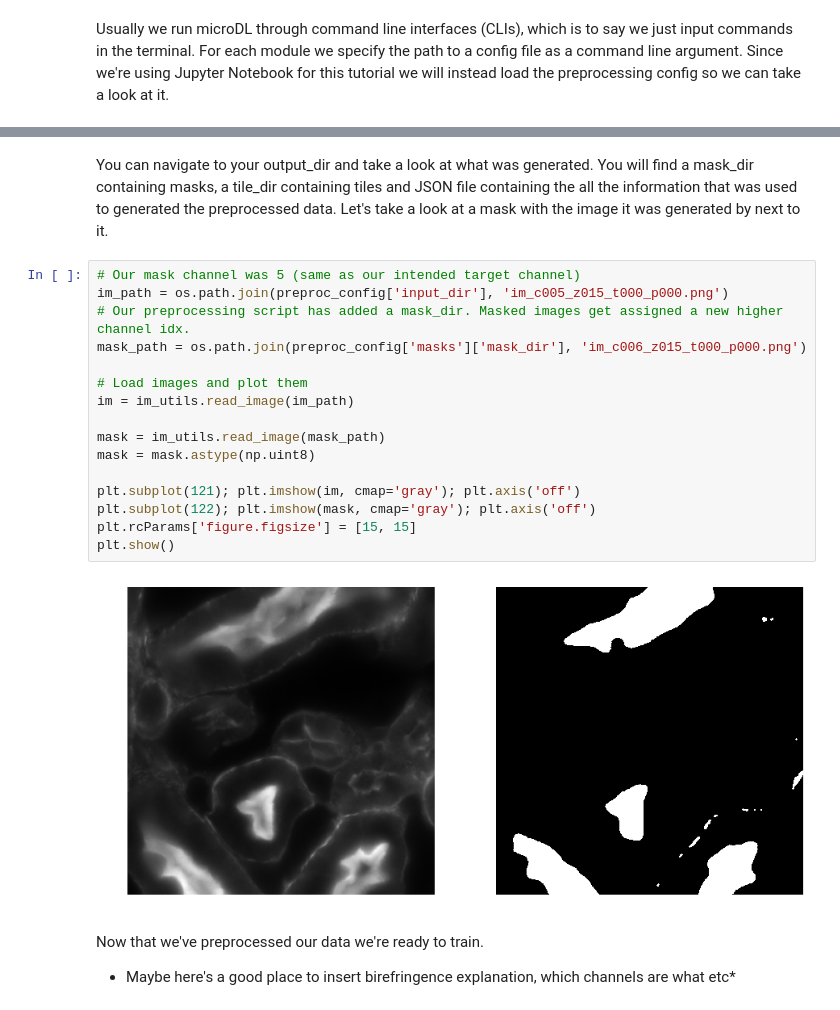
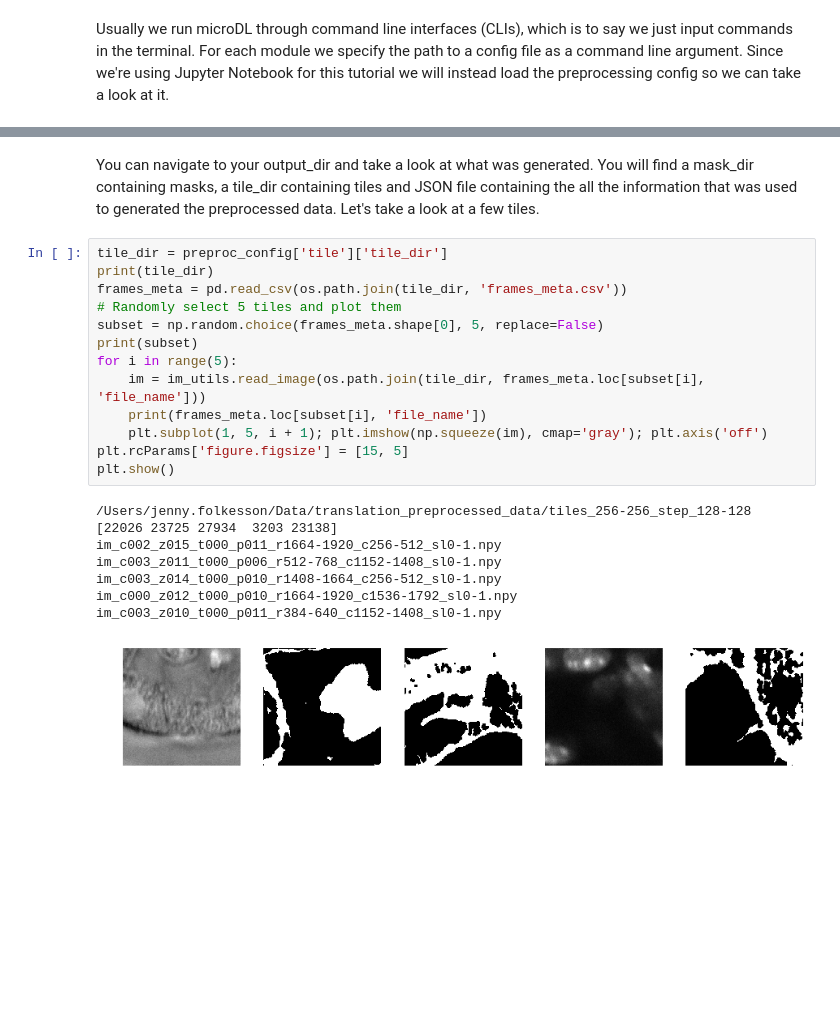
Before and after one commit to mehta-lab/microDL, a Jupyter notebook: notebooks/image_translation.ipynb, the cells around one changed output, grey strips where cells are left out. Drawn from its saved outputs; the diff is of its cells as text; blank space fills up the shorter version.

```diff
--- a/notebooks/image_translation.ipynb
+++ b/notebooks/image_translation.ipynb
@@ -165,23 +204,24 @@ Preprocessing took 5.512061834335327 seconds
 # %% [markdown]
-You can navigate to your output_dir and take a look at what was generated. You will find a mask_dir containing masks, a tile_dir containing tiles and JSON file containing the all the information that was used to generated the preprocessed data. Let's take a look at a mask with the image it was generated by next to it.
+You can navigate to your output_dir and take a look at what was generated. You will find a mask_dir containing masks, a tile_dir containing tiles and JSON file containing the all the information that was used to generated the preprocessed data. Let's take a look at a few tiles.
-# %%
-# Our mask channel was 5 (same as our intended target channel)
-im_path = os.path.join(preproc_config['input_dir'], 'im_c005_z015_t000_p000.png')
-# Our preprocessing script has added a mask_dir. Masked images get assigned a new higher channel idx.
-mask_path = os.path.join(preproc_config['masks']['mask_dir'], 'im_c006_z015_t000_p000.png')
-
-# Load images and plot them
-im = im_utils.read_image(im_path)
-
-mask = im_utils.read_image(mask_path)
-mask = mask.astype(np.uint8)
-
-plt.subplot(121); plt.imshow(im, cmap='gray'); plt.axis('off')
-plt.subplot(122); plt.imshow(mask, cmap='gray'); plt.axis('off')
-plt.rcParams['figure.figsize'] = [15, 15]
-plt.show()
-# %% [output]
-[figure, removed]
-# %% [markdown]
-Now that we've preprocessed our data we're ready to train.
-* Maybe here's a good place to insert birefringence explanation, which channels are what etc*
+# %%
+tile_dir = preproc_config['tile']['tile_dir']
+print(tile_dir)
+frames_meta = pd.read_csv(os.path.join(tile_dir, 'frames_meta.csv'))
+# Randomly select 5 tiles and plot them
+subset = np.random.choice(frames_meta.shape[0], 5, replace=False)
+print(subset)
+for i in range(5):
+    im = im_utils.read_image(os.path.join(tile_dir, frames_meta.loc[subset[i], 'file_name']))
+    print(frames_meta.loc[subset[i], 'file_name'])
+    plt.subplot(1, 5, i + 1); plt.imshow(np.squeeze(im), cmap='gray'); plt.axis('off')
+plt.rcParams['figure.figsize'] = [15, 5]
+plt.show()
+# %% [output]
+/Users/jenny.folkesson/Data/translation_preprocessed_data/tiles_256-256_step_128-128
+[22026 23725 27934  3203 23138]
+im_c002_z015_t000_p011_r1664-1920_c256-512_sl0-1.npy
+im_c003_z011_t000_p006_r512-768_c1152-1408_sl0-1.npy
+im_c003_z014_t000_p010_r1408-1664_c256-512_sl0-1.npy
+im_c000_z012_t000_p010_r1664-1920_c1536-1792_sl0-1.npy
+im_c003_z010_t000_p011_r384-640_c1152-1408_sl0-1.npy
+[figure, added]
```
Also changed, not shown: parts of 17 cells of this notebook, 4 other files.
